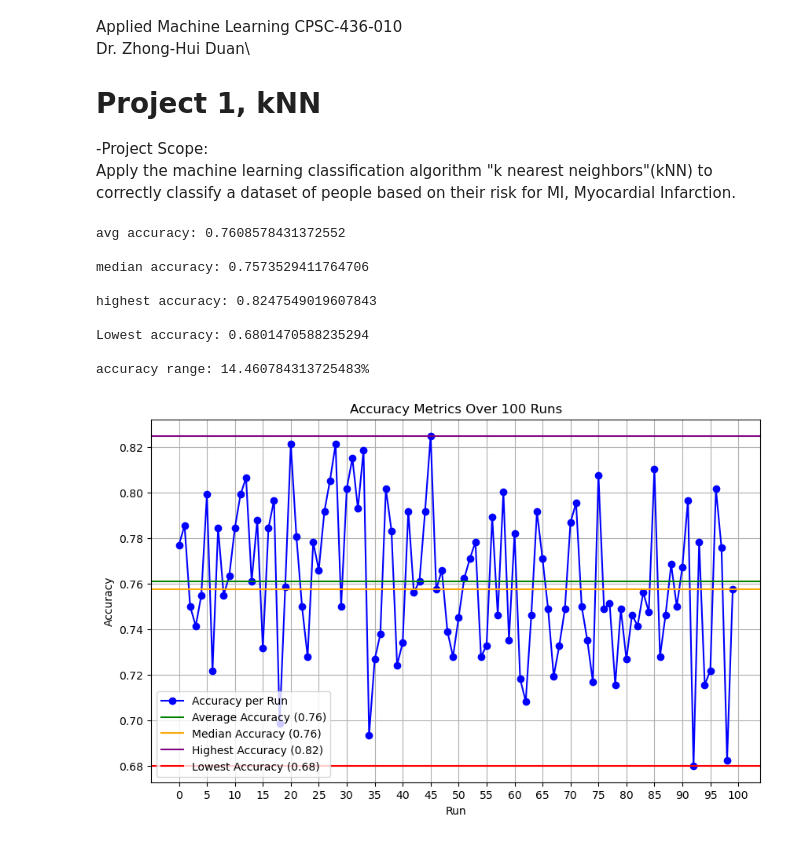
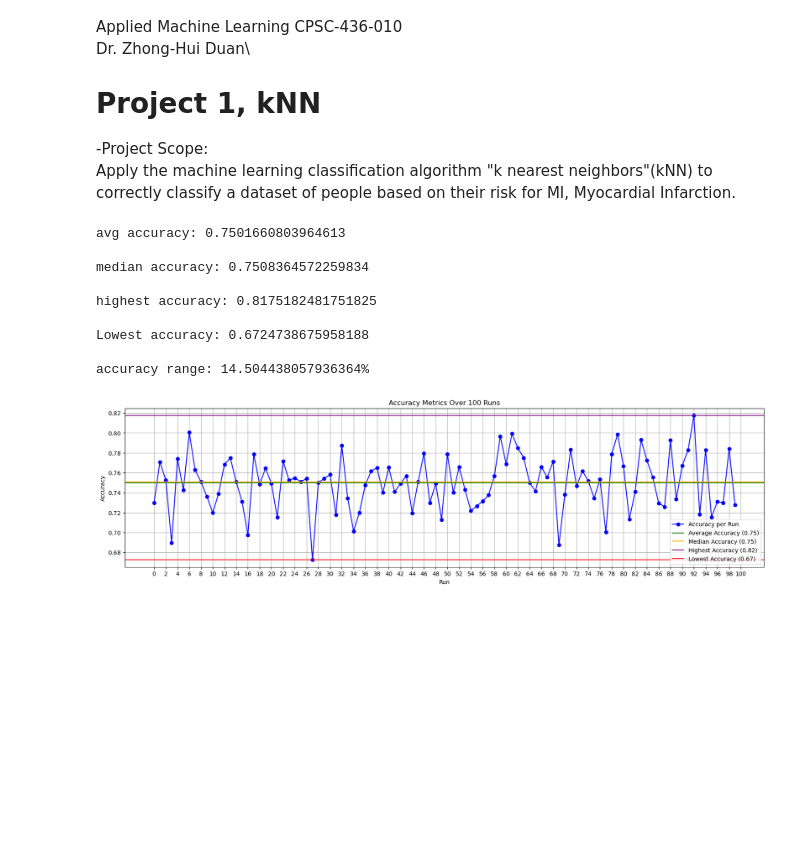
Before and after one commit to VeryBearyAndy/AML_P1_KNN, a Jupyter notebook: Project1_knn.ipynb, the cells around one changed output. Saved outputs shown, nothing was run; the diff lists cells and outputs as text; code cells hidden in the pictures; blank space fills up the shorter version.

```diff
--- a/Project1_knn.ipynb
+++ b/Project1_knn.ipynb
@@ -34,43 +35,42 @@ for x in range(100):
     testnoMIcount = (testDf["MI"] == 2).sum()
 #Isolate the same number of NoMI's as the MI subgroup
     dirtyTrainMI_sample = trainDf[trainDf["MI"] == 1]
-    dirtyTrainNoMI_sample = (trainDf[trainDf["MI"] == 2]).sample(frac=(MIcount/noMIcount))
+    cleanTrainNoMISample = ((trainDf[trainDf["MI"] == 2]).dropna())
+    noMIcount = (cleanTrainNoMISample["MI"] == 2).sum()
+    cleanTrainNoMISample = cleanTrainNoMISample.sample(frac=(MIcount/noMIcount))
+
     dirtyTestMI_sample = testDf[testDf["MI"] == 1]
-    dirtyTestNoMI_sample = (testDf[testDf["MI"] == 2])
+    cleanTestNoMISample = ((testDf[testDf["MI"] == 2]).dropna())
+
 
 #Declare imputer object and clean the data
-    imputer = KNNImputer(n_neighbors = 21)
+    imputer = KNNImputer(n_neighbors = 3)
 
     crudeCleanTrainMI = imputer.fit_transform(dirtyTrainMI_sample)
     cleanTrainMI = pd.DataFrame(crudeCleanTrainMI, columns = dirtyTrainMI_sample.columns)
 
-    crudeCleanTrainNoMI = imputer.fit_transform(dirtyTrainNoMI_sample)
-    cleanTrainNoMI = pd.DataFrame(crudeCleanTrainNoMI, columns = dirtyTrainNoMI_sample.columns)
-
     crudeCleanTestMI = imputer.fit_transform(dirtyTestMI_sample)
     cleanTestMI = pd.DataFrame(crudeCleanTestMI, columns = dirtyTestMI_sample.columns)
 
-    crudeCleanTestNoMI = imputer.fit_transform(dirtyTestNoMI_sample)
-    cleanTestNoMI = pd.DataFrame(crudeCleanTestNoMI, columns = dirtyTestNoMI_sample.columns)
 
 #fTrainSample is the final sample group to train the KNN model on, comprising the same number of
     #people with MI's and people without MI's and on a random scale
-    fTrainSample = (pd.concat([cleanTrainMI, cleanTrainNoMI])).sample(frac=1)
-    fTestSample = (pd.concat([cleanTestMI, cleanTestNoMI])).sample(frac=1)
+    fTrainSample = (pd.concat([cleanTrainMI, cleanTrainNoMISample])).sample(frac=1)
+    fTestSample = (pd.concat([cleanTestMI, cleanTestNoMISample])).sample(frac=1)
 
 ##---------------------------------------------------------- break in data acquisition ---------------------------------------------------------------
     # metric='manhattan'
-    knn = KNeighborsClassifier(n_neighbors = 25, metric='euclidean')
+    knn = KNeighborsClassifier(n_neighbors = 21 , metric='minkowski', p= 2)
     scaler = StandardScaler()
 
 #weights for scalaing attribute importance
     # 1:ID, 2:income, 3:sex, 4:age 5:race, 6:edu, 7:dist, 8:syst, 9:pulse, 10:BMI, 11:HDL 12:trig, 13:LDL, 14:TChol, 15:Kidney, 16:diabetes, 17:smoke,
     # 18:active, 19:insured
     #                    2    3    4    5    6    7    8    9    10   11   12   13   14   15   16   17   18   19
-    weights = np.array([0.5, 0.7, 1.0, 0.5, 0.3, 1.5, 1.0, 1.5, 1.3, 2.0, 1.3, 1.0, 2.5, 1.0, 1.0, 1.3, 1.5, 1.0])
+    weights = np.array([0.5, 0.5, 1.5, 0.5, 0.4, 1.5, 1.0, 1.5, 1.3, 2.0, 1.0, 1.0, 2.5, 1.0, 1.0, 1.5, 1.0, 1.0])
+   #nuetral_weights = np.array([1.0, 1.0, 1.0, 1.0, 1.0, 1.0, 1.0, 1.0, 1.0, 1.0, 1.0, 1.0, 1.0, 1.0, 1.0, 1.0, 1.0, 1.0])
 
-    #clean wieghts
-#   weights = np.array([1.0, 1.0, 1.0, 1.0, 1.0, 1.0, 1.0, 1.0, 1.0, 1.0, 1.0, 1.0, 1.0, 1.0, 1.0, 1.0, 1.0, 1.0, 1.0])
+    #weights = np.array([-3.172965903918653, -0.8010663465504235, 3.0450351108444424, -0.02878732771142829, 0.3816059569759385, -1.0351799683289684, 1.0756525148165101, 1.3490278097256223, -0.3034617603058034, 4.772431682210611, -2.2050538610567405, 0.7772370786927548, 5.102391158129435, 0.36682340903340444, -2.233282190307123, -1.410461449702674, 2.2696613859048753, 1.901206249919593])
 
 #Prepping the training data to train the model
     wipeIdTrainDF = fTrainSample.drop("ParticipantID", axis=1)
@@ -78,12 +78,12 @@ for x in range(100):
     wipeIdTestDF = fTestSample.drop("ParticipantID", axis=1)
     testIDs = fTestSample["ParticipantID"]
 
-    x_train = scaler.fit_transform(wipeIdTrainDF.drop("MI", axis=1)) * weights
+    x_train = scaler.fit_transform(wipeIdTrainDF.drop("MI", axis=1))  * weights
     y_train = wipeIdTrainDF["MI"]
     knn.fit(x_train, y_train)
 
 #prepping the test data to check the model
-    x_test = scaler.transform(wipeIdTestDF.drop("MI", axis=1)) * weights
+    x_test = scaler.transform(wipeIdTestDF.drop("MI", axis=1))  * weights
     y_test = fTestSample["MI"]
 
 #testing the model
@@ -103,38 +103,38 @@ print("Lowest accuracy: " + str(avgList['avg'].min()) + '\n')
 print("accuracy range: " + str((avgList['avg'].max() - avgList['avg'].min()) * 100) + '%\n')
 
 
 # Plotting the accuracy values
-plt.figure(figsize=(10, 6))  # Set the figure size
+plt.figure(figsize=(20, 5))  # Set the figure size
 plt.plot(avgList.index, avgList['avg'], label='Accuracy per Run', marker='o', linestyle='-', color='blue')
 
 # Calculating the statistics
 average_accuracy = avgList['avg'].mean()
 median_accuracy = avgList['avg'].median()
 highest_accuracy = avgList['avg'].max()
 lowest_accuracy = avgList['avg'].min()
 
 # Adding lines for average, median, highest, and lowest
 plt.axhline(y=average_accuracy, color='green', linestyle='-', label=f'Average Accuracy ({average_accuracy:.2f})')
 plt.axhline(y=median_accuracy, color='orange', linestyle='-', label=f'Median Accuracy ({median_accuracy:.2f})')
 plt.axhline(y=highest_accuracy, color='purple', linestyle='-', label=f'Highest Accuracy ({highest_accuracy:.2f})')
 plt.axhline(y=lowest_accuracy, color='red', linestyle='-', label=f'Lowest Accuracy ({lowest_accuracy:.2f})')
 
 plt.legend()
 plt.xlabel('Run')
 plt.ylabel('Accuracy')
 plt.title('Accuracy Metrics Over 100 Runs')
-plt.xticks(range(0, 101, 5))  # Adjust x-axis ticks if necessary
+plt.xticks(range(0, 101, 2))  # Adjust x-axis ticks if necessary
 plt.grid(True)  # Adds a grid for better readability
 
 plt.show()
 # %% [output]
-avg accuracy: 0.7608578431372552
+avg accuracy: 0.7501660803964613
 
-median accuracy: 0.7573529411764706
+median accuracy: 0.7508364572259834
 
-highest accuracy: 0.8247549019607843
+highest accuracy: 0.8175182481751825
 
-Lowest accuracy: 0.6801470588235294
+Lowest accuracy: 0.6724738675958188
 
-accuracy range: 14.460784313725483%
+accuracy range: 14.504438057936364%
-[figure, old version]
+[figure, new version]
```
Also changed, not shown: parts of 3 cells of this notebook.
